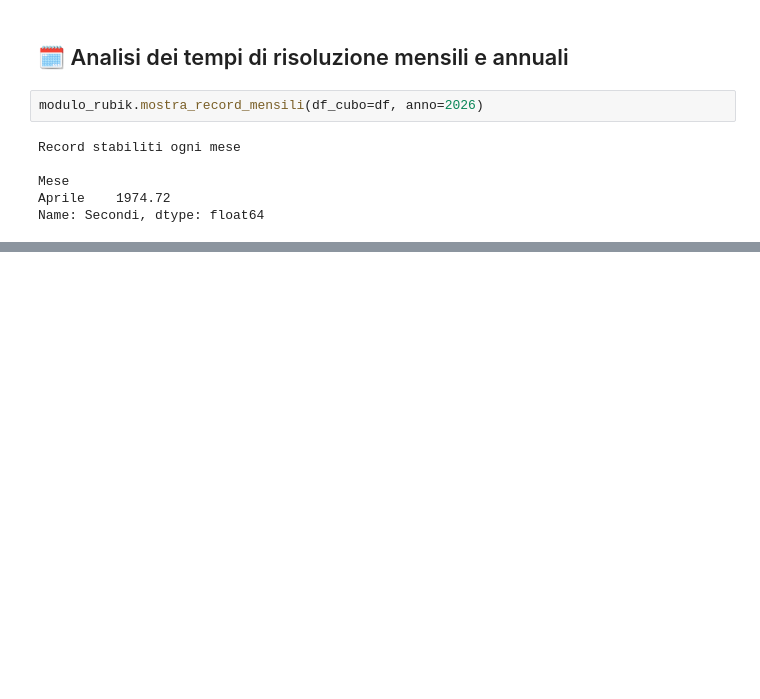
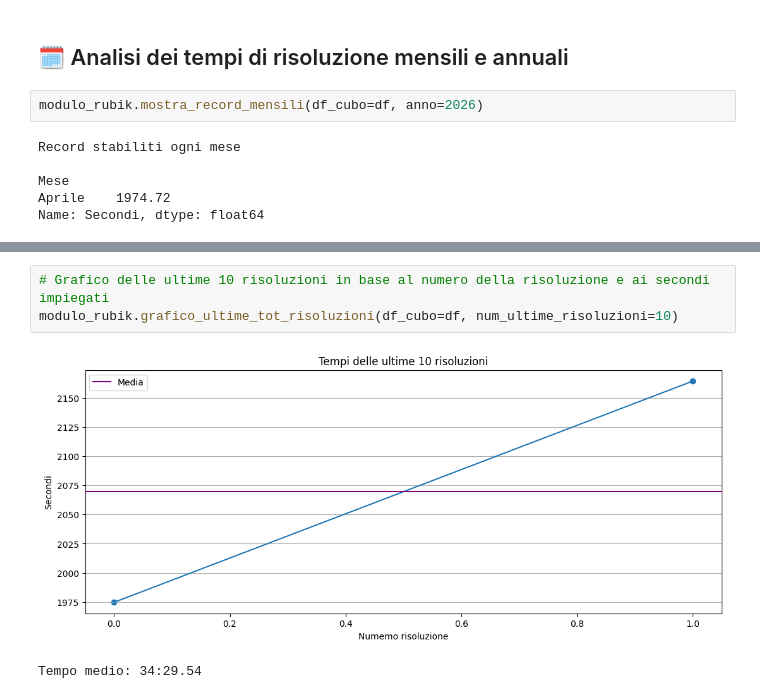
Before and after one commit to gl-alaimo/Timer_cubo_di_Rubik, a Jupyter notebook: scripts/notebook_cubo_7x7x7.ipynb, the cells around one changed output, grey strips where cells are left out. Drawn from its saved outputs; the diff is of its cells as text; blank space fills up the shorter version.

```diff
--- a/scripts/notebook_cubo_7x7x7.ipynb
+++ b/scripts/notebook_cubo_7x7x7.ipynb
@@ -111,0 +125,6 @@ modulo_rubik.grafico_risoluz_mensile(df_cubo=df, anno=2026)
+# %%
+# Grafico delle ultime 10 risoluzioni in base al numero della risoluzione e ai secondi impiegati
+modulo_rubik.grafico_ultime_tot_risoluzioni(df_cubo=df, num_ultime_risoluzioni=10)
+# %% [output]
+[figure, added]
+Tempo medio: 34:29.54
```
Also changed, not shown: parts of 23 cells of this notebook, 11 other files.
